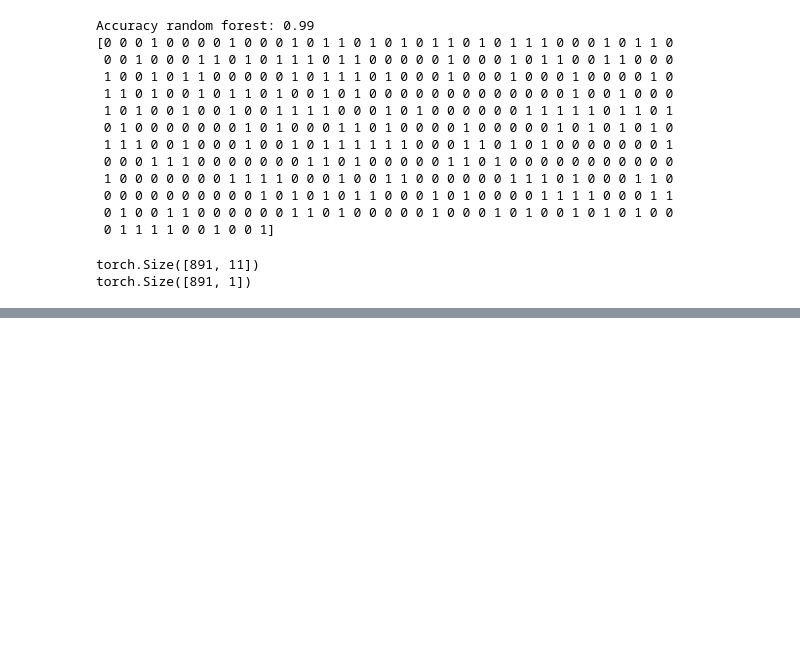
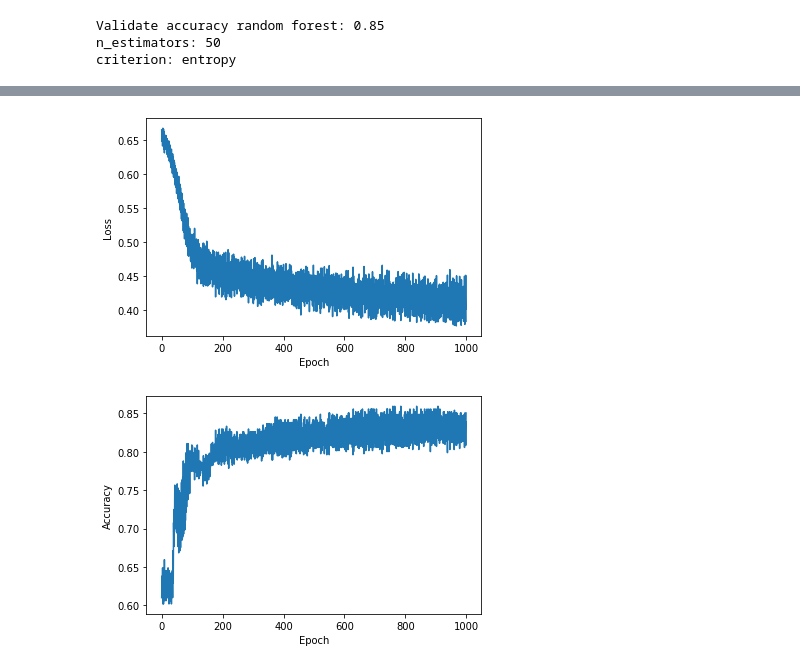
Before and after one commit to benjaminalt/kaggle-challenge-titanic, a Jupyter notebook: prediction.ipynb, the cells around one changed output, grey strips where cells are left out. Saved outputs shown, nothing was run; the diff lists cells and outputs as text; code cells hidden in the pictures; blank space fills up the shorter version.

```diff
--- a/prediction.ipynb
+++ b/prediction.ipynb
@@ -128,27 +125,34 @@ Accuracy BernoulliNB (Sex): 0.79
 # %%
 # Random Forest
-random_forest = RandomForestClassifier(n_estimators=100)
-random_forest.fit(x_train, y_train)
-acc = random_forest.score(x_train, y_train)
-print("Train accuracy random forest: {:.2f}".format(acc))
+forests = []
+for n_estimators in range(10, 100, 10):
+    for criterion in ["gini", "entropy"]:
+        random_forest = RandomForestClassifier(n_estimators=100)
+        random_forest.fit(x_train, y_train)
+        acc = random_forest.score(x_validate, y_validate)
+        forests.append({
+            "n_estimators": n_estimators,
+            "criterion": criterion,
+            "acc": acc,
+            "model": random_forest
+        })
+best_acc = 0
+best_forest = None
+for forest in forests:
+    if forest["acc"] > best_acc:
+        best_acc = forest["acc"]
+        best_forest = forest
+print("Validate accuracy random forest: {:.2f}".format(best_forest["acc"]))
+for parameter in filter(lambda item: item[0] not in ["acc", "model"], best_forest.items()):
+    print("{}: {}".format(*parameter))
 
-test_predictions = random_forest.predict(test_data)
+test_predictions = best_forest["model"].predict(test_data)
 prediction_to_csv(test_predictions, "random_forest.csv")
 # Test accuracy 0.75598
 # %% [output]
-Accuracy random forest: 0.99
-[0 0 0 1 0 0 0 0 1 0 0 0 1 0 1 1 0 1 0 1 0 1 1 0 1 0 1 1 1 0 0 0 1 0 1 1 0
- 0 0 1 0 0 0 1 1 0 1 0 1 1 1 0 1 1 0 0 0 0 0 1 0 0 0 1 0 1 1 0 0 1 1 0 0 0
- 1 0 0 1 0 1 1 0 0 0 0 0 1 0 1 1 1 0 1 0 0 0 1 0 0 0 1 0 0 0 1 0 0 0 0 1 0
- 1 1 0 1 0 0 1 0 1 1 0 1 0 0 1 0 1 0 0 0 0 0 0 0 0 0 0 0 0 0 1 0 0 1 0 0 0
- 1 0 1 0 0 1 0 0 1 0 0 1 1 1 1 0 0 0 1 0 1 0 0 0 0 0 0 1 1 1 1 1 0 1 1 0 1
- 0 1 0 0 0 0 0 0 0 1 0 1 0 0 0 1 1 0 1 0 0 0 0 1 0 0 0 0 0 1 0 1 0 1 0 1 0
- 1 1 1 0 0 1 0 0 0 1 0 0 1 0 1 1 1 1 1 1 0 0 0 1 1 0 1 0 1 0 0 0 0 0 0 0 1
- 0 0 0 1 1 1 0 0 0 0 0 0 0 1 1 0 1 0 0 0 0 0 1 1 0 1 0 0 0 0 0 0 0 0 0 0 0
- 1 0 0 0 0 0 0 0 1 1 1 1 0 0 0 1 0 0 1 1 0 0 0 0 0 0 1 1 1 0 1 0 0 0 1 1 0
- 0 0 0 0 0 0 0 0 0 0 1 0 1 0 1 0 1 1 0 0 0 1 0 1 0 0 0 0 1 1 1 1 0 0 0 1 1
- 0 1 0 0 1 1 0 0 0 0 0 0 1 1 0 1 0 0 0 0 0 1 0 0 0 1 0 1 0 0 1 0 1 0 1 0 0
- 0 1 1 1 1 0 0 1 0 0 1]
+Validate accuracy random forest: 0.85
+n_estimators: 50
+criterion: entropy
 # %%
 device = torch.device("cuda") if torch.cuda.is_available() else torch.device("cpu")
 
@@ -196,14 +227,12 @@ def train(model: torch.nn.Module, inputs: torch.Tensor, labels: torch.Tensor, n_
     return losses, accs
 # %%
 scaler = MinMaxScaler()
-x_scaled = scaler.fit_transform(x_train.to_numpy())
-input_tensor = torch.from_numpy(x_scaled).float()
-label_tensor = torch.from_numpy(y_train.to_numpy()).float().unsqueeze(-1)
-print(input_tensor.size())
-print(label_tensor.size())
+x_train_scaled = scaler.fit_transform(x_train.to_numpy())
+x_validate_scaled = scaler.fit_transform(x_validate.to_numpy())
+input_train = torch.from_numpy(x_train_scaled).float()
+label_train = torch.from_numpy(y_train.to_numpy()).float().unsqueeze(-1)
+input_validate = torch.from_numpy(x_validate_scaled).float()
+label_validate = torch.from_numpy(y_validate.to_numpy()).float().unsqueeze(-1)
-# %% [output]
-torch.Size([891, 11])
-torch.Size([891, 1])
 # %%
 # Neural net
 class DenseNet(torch.nn.Module):
@@ -225,8 +254,9 @@ batch_size = 32
 num_layers = 3
 width = 8
 learning_rate = 1e-4
-model = DenseNet(input_tensor.size(-1), num_layers, width)
-losses, accs = train(model, input_tensor, label_tensor, num_epochs, batch_size, learning_rate)
+model = DenseNet(input_train.size(-1), num_layers, width)
+losses, accs = train(model, input_train, label_train, input_validate, label_validate,
+                     num_epochs, batch_size, learning_rate)
 plt.plot(range(len(losses)), losses)
 plt.xlabel("Epoch")
 plt.ylabel("Loss")
@@ -242,0 +286,2 @@ plt.show()
+[figure, added]
+[figure, added]
```
Also changed, not shown: parts of 9 cells of this notebook.
